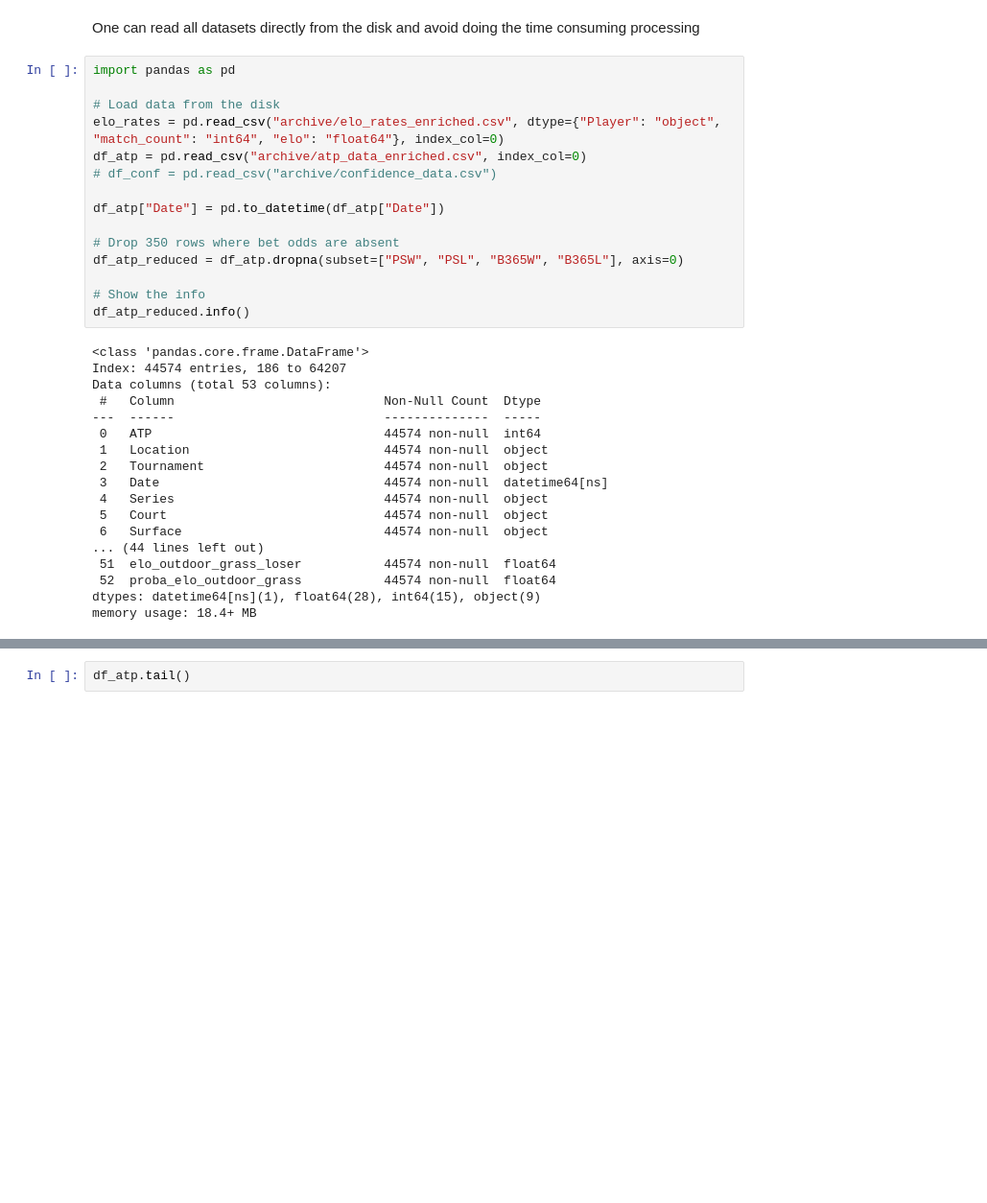
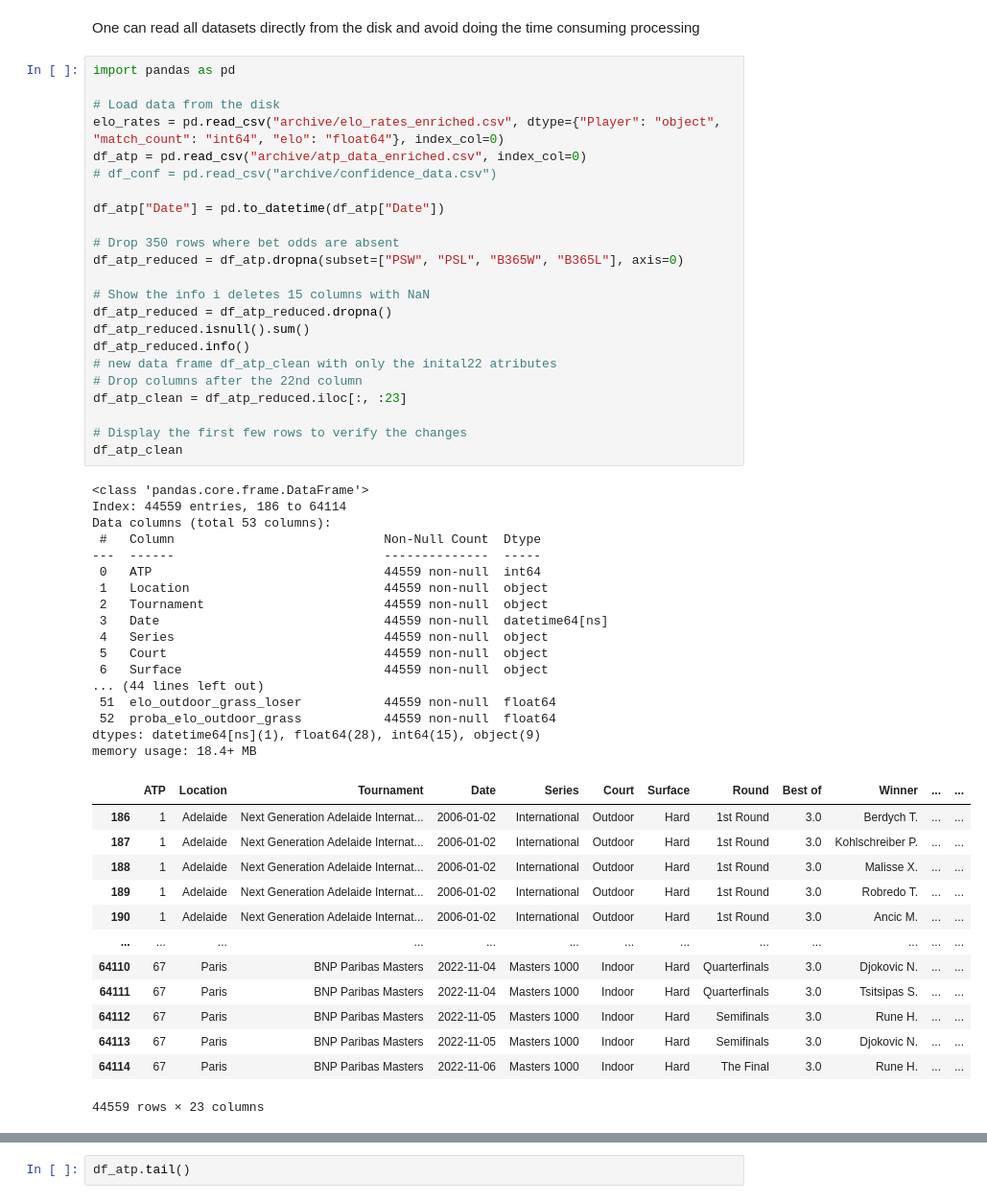
Before and after one commit to sprogl/sporting-bet-prediction, a Jupyter notebook: ATP_third_notebook.ipynb, the cells around one changed output, grey strips where cells are left out. Shown at 96% size. Saved outputs shown, nothing was run; the diff lists cells and outputs as text; blank space fills up the shorter version.

```diff
--- a/ATP_third_notebook.ipynb
+++ b/ATP_third_notebook.ipynb
@@ -207,33 +193,54 @@ One can read all datasets directly from the disk and avoid doing the time consum
 # %%
 import pandas as pd
 
 # Load data from the disk
 elo_rates = pd.read_csv("archive/elo_rates_enriched.csv", dtype={"Player": "object", "match_count": "int64", "elo": "float64"}, index_col=0)
 df_atp = pd.read_csv("archive/atp_data_enriched.csv", index_col=0)
 # df_conf = pd.read_csv("archive/confidence_data.csv")
 
 df_atp["Date"] = pd.to_datetime(df_atp["Date"])
 
 # Drop 350 rows where bet odds are absent
 df_atp_reduced = df_atp.dropna(subset=["PSW", "PSL", "B365W", "B365L"], axis=0)
 
-# Show the info
+# Show the info i deletes 15 columns with NaN
+df_atp_reduced = df_atp_reduced.dropna()
+df_atp_reduced.isnull().sum()
 df_atp_reduced.info()
+# new data frame df_atp_clean with only the inital22 atributes
+# Drop columns after the 22nd column
+df_atp_clean = df_atp_reduced.iloc[:, :23]
+
+# Display the first few rows to verify the changes
+df_atp_clean
 # %% [output]
 <class 'pandas.core.frame.DataFrame'>
-Index: 44574 entries, 186 to 64207
+Index: 44559 entries, 186 to 64114
 Data columns (total 53 columns):
  #   Column                            Non-Null Count  Dtype
 ---  ------                            --------------  -----
- 0   ATP                               44574 non-null  int64
- 1   Location                          44574 non-null  object
- 2   Tournament                        44574 non-null  object
- 3   Date                              44574 non-null  datetime64[ns]
- 4   Series                            44574 non-null  object
- 5   Court                             44574 non-null  object
- 6   Surface                           44574 non-null  object
+ 0   ATP                               44559 non-null  int64
+ 1   Location                          44559 non-null  object
+ 2   Tournament                        44559 non-null  object
+ 3   Date                              44559 non-null  datetime64[ns]
+ 4   Series                            44559 non-null  object
+ 5   Court                             44559 non-null  object
+ 6   Surface                           44559 non-null  object
 ... (44 lines left out)
- 51  elo_outdoor_grass_loser           44574 non-null  float64
- 52  proba_elo_outdoor_grass           44574 non-null  float64
+ 51  elo_outdoor_grass_loser           44559 non-null  float64
+ 52  proba_elo_outdoor_grass           44559 non-null  float64
 dtypes: datetime64[ns](1), float64(28), int64(15), object(9)
 memory usage: 18.4+ MB
+|  | ATP | Location | Tournament | Date | Series | Court | Surface | Round | Best of | Winner | ... | ... |
+| 186 | 1 | Adelaide | Next Generation Adelaide Internat... | 2006-01-02 | International | Outdoor | Hard | 1st Round | 3.0 | Berdych T. | ... | ... |
+| 187 | 1 | Adelaide | Next Generation Adelaide Internat... | 2006-01-02 | International | Outdoor | Hard | 1st Round | 3.0 | Kohlschreiber P. | ... | ... |
+| 188 | 1 | Adelaide | Next Generation Adelaide Internat... | 2006-01-02 | International | Outdoor | Hard | 1st Round | 3.0 | Malisse X. | ... | ... |
+| 189 | 1 | Adelaide | Next Generation Adelaide Internat... | 2006-01-02 | International | Outdoor | Hard | 1st Round | 3.0 | Robredo T. | ... | ... |
+| 190 | 1 | Adelaide | Next Generation Adelaide Internat... | 2006-01-02 | International | Outdoor | Hard | 1st Round | 3.0 | Ancic M. | ... | ... |
+| ... | ... | ... | ... | ... | ... | ... | ... | ... | ... | ... | ... | ... |
+| 64110 | 67 | Paris | BNP Paribas Masters | 2022-11-04 | Masters 1000 | Indoor | Hard | Quarterfinals | 3.0 | Djokovic N. | ... | ... |
+| 64111 | 67 | Paris | BNP Paribas Masters | 2022-11-04 | Masters 1000 | Indoor | Hard | Quarterfinals | 3.0 | Tsitsipas S. | ... | ... |
+| 64112 | 67 | Paris | BNP Paribas Masters | 2022-11-05 | Masters 1000 | Indoor | Hard | Semifinals | 3.0 | Rune H. | ... | ... |
+| 64113 | 67 | Paris | BNP Paribas Masters | 2022-11-05 | Masters 1000 | Indoor | Hard | Semifinals | 3.0 | Djokovic N. | ... | ... |
+| 64114 | 67 | Paris | BNP Paribas Masters | 2022-11-06 | Masters 1000 | Indoor | Hard | The Final | 3.0 | Rune H. | ... | ... |
+44559 rows × 23 columns
```
Also changed, not shown: parts of 15 cells of this notebook.
